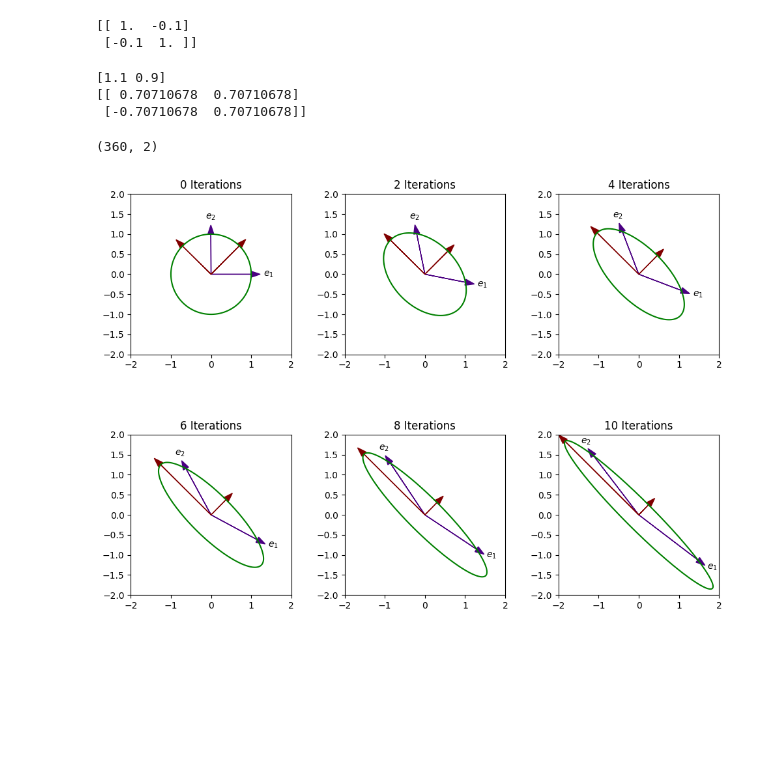
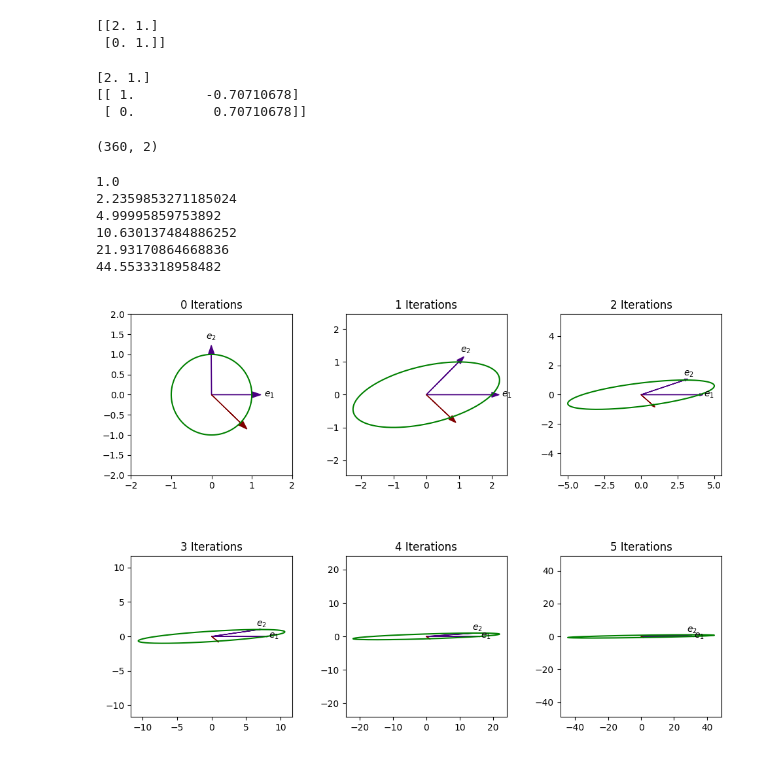
Before and after one commit to cfroccajr/Mmmmm..Machine_Learning, a Jupyter notebook: Class_Files/Eigen-Examples.ipynb, the cells around one changed output. Drawn from its saved outputs; the diff is of its cells as text; code cells hidden in the pictures; blank space fills up the shorter version.

```diff
--- a/Class_Files/Eigen-Examples.ipynb
+++ b/Class_Files/Eigen-Examples.ipynb
@@ -4,16 +4,16 @@ from numpy import linalg as la
 import matplotlib.pyplot as plt
 # %%
 # Matrix of eigenvectors and its inverse
-P = np.array([[-1,1],[1,1]])
+P = np.array([[1,1],[0,-1]])
 Pinv = la.inv(P)
 # Matrix of eigenvalues
-D = np.array([[1.1,0],[0,0.9]])
+D = np.array([[2,0],[0,1]])
 # Matrix with eigne vectors P and values in D
 A = P@D@Pinv
 print(A)
 # %% [output]
-[[ 1.  -0.1]
- [-0.1  1. ]]
+[[2. 1.]
+ [0. 1.]]
 # %%
 # Command for finding eigenvectors and values if we didn't already know them
 eigenvals,eigenvecs = la.eig(A)
@@ -21,9 +21,9 @@ print(eigenvals)
 print(eigenvecs)
 # Note that the eigenvectors have been normalized
 # %% [output]
-[1.1 0.9]
-[[ 0.70710678  0.70710678]
- [-0.70710678  0.70710678]]
+[2. 1.]
+[[ 1.         -0.70710678]
+ [ 0.          0.70710678]]
 # %%
 # Array of 360 angles, in radians.
 T = np.linspace(0,2*np.pi,360)
@@ -39,38 +39,52 @@ Images = []
 Image = Circle
 for i in range(24):
     Images += [Image]
-    Image = Image @ A
+    Image = Image @ A.transpose()
+for i in range(6):
+    print(np.max(Images[i]))
+# %% [output]
+1.0
+2.2359853271185024
+4.99995859753892
+10.630137484886252
+21.93170864668836
+44.5533318958482
 # %%
 X = np.linspace(-3,3,100)
 fig,ax=plt.subplots(ncols=3, nrows=2,figsize=(12,8))
-plt.setp(ax,aspect=1,ylim=(-2,2),xlim=(-2,2))
+# plt.setp(ax,ylim=(-6,6),xlim=(-6,6)) #aspect=1
 plt.subplots_adjust(hspace=0.5)
 for i in range(6):
     col = i%3
     row = i//3
 
-    # The Main diagonals and the image of the circle
-    # ax[row,col].plot(X,X,"r",-X,X,"b")
-    ax[row,col].plot(Images[2*i][:,0],Images[2*i][:,1],"g")
+    # Set the appearnace of the plot
+    ax[row,col].set_aspect(1)
+    MaxLimit = np.max([np.max(Images[i])*1.1,2])
+    ax[row,col].set_xlim(-MaxLimit,MaxLimit)
+    ax[row,col].set_ylim(-MaxLimit,MaxLimit)
+
+    # The image of the circle
+    ax[row,col].plot(Images[i][:,0],Images[i][:,1],"g")
 
     # Images of elementray basis vectors
     # Coordinates of the images
-    e1 = np.array([Images[2*i][0,0],Images[2*i][0,1]])
-    e2 = np.array([Images[2*i][90,0],Images[2*i][90,1]])
+    e1 = np.array([Images[i][0,0],Images[i][0,1]])
+    e2 = np.array([Images[i][90,0],Images[i][90,1]])
     # Coordinates for the annotations
     a1 = e1*(1+0.3/la.norm(e1))
     a2 = e2*(1+0.3/la.norm(e2))
     ax[row,col].arrow(0,0,e1[0],e1[1],color="indigo",head_width=0.15)
     ax[row,col].annotate("$e_1$",(a1[0],a1[1]),va="center",ha="left")
     ax[row,col].arrow(0,0,e2[0],e2[1],color="indigo",head_width=0.15)
     ax[row,col].annotate("$e_2$",(a2[0],a2[1]),va="bottom",ha="center")
 
     # Images of eigenvectors
-    ax[row,col].arrow(0,0,Images[2*i][45,0],Images[2*i][45,1],color="maroon",head_width=0.15)
-    ax[row,col].arrow(0,0,Images[2*i][135,0],Images[2*i][135,1],color="maroon",head_width=0.15)
+    # ax[row,col].arrow(0,0,Images[i][45,0],Images[i][45,1],color="maroon",head_width=0.15)
+    ax[row,col].arrow(0,0,Images[i][315,0],Images[i][315,1],color="maroon",head_width=0.15)
 
     # Add a title
-    ax[row,col].set_title(str(2*i)+" Iterations")
+    ax[row,col].set_title(str(i)+" Iterations")
 # %% [output]
-[figure, old version]
+[figure, new version]
 # %%
```
Also changed, not shown: parts of 1 cell of this notebook, 1 other file.
